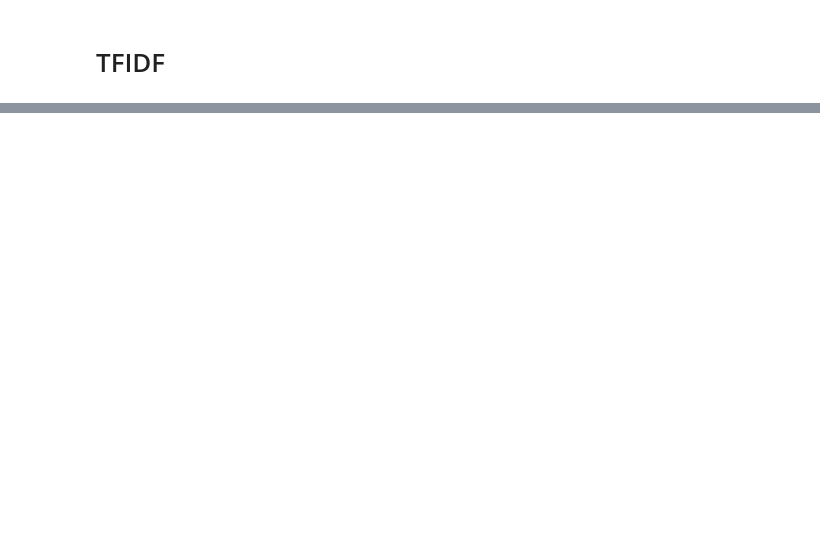
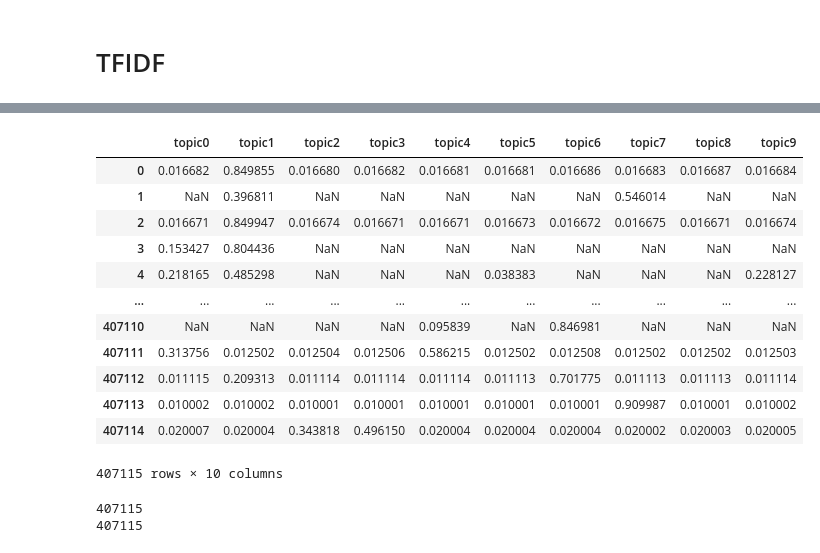
Before and after one commit to brenfrrs/twitter_sentiment_analysis, a Jupyter notebook: Dj-eda.ipynb, the cells around one changed output, grey strips where cells are left out. Drawn from its saved outputs; the diff is of its cells as text; code cells hidden in the pictures; blank space fills up the shorter version.

Commit message:
Created Topic scores

```diff
--- a/Dj-eda.ipynb
+++ b/Dj-eda.ipynb
@@ -529,0 +470,2 @@ test
+# %%
+lda_model_tfidf = gensim.models.LdaMulticore(corpus_tfidf, num_topics=10, id2word=dictionary, passes=5, workers=8)
@@ -529,0 +493,2 @@ test
+# %%
+corpus_transformed = lda_model_tfidf[bow_corpus]
@@ -529,0 +512,3 @@ test
+# %%
+# convert to dataframe
+topics = [dict(x) for x in corpus_transformed]
@@ -529,0 +524,28 @@ test
+# %%
+# convert list of lda topic weights to dataframe
+lda_tfidf_df = pd.DataFrame(topics)
+
+# rename columns
+lda_tfidf_df.rename(columns={i: f'topic{i}' for i in range(10)}, inplace=True)
+# %%
+lda_tfidf_df
+# %% [output]
+|  | topic0 | topic1 | topic2 | topic3 | topic4 | topic5 | topic6 | topic7 | topic8 | topic9 |
+| 0 | 0.016682 | 0.849855 | 0.016680 | 0.016682 | 0.016681 | 0.016681 | 0.016686 | 0.016683 | 0.016687 | 0.016684 |
+| 1 | NaN | 0.396811 | NaN | NaN | NaN | NaN | NaN | 0.546014 | NaN | NaN |
+| 2 | 0.016671 | 0.849947 | 0.016674 | 0.016671 | 0.016671 | 0.016673 | 0.016672 | 0.016675 | 0.016671 | 0.016674 |
+| 3 | 0.153427 | 0.804436 | NaN | NaN | NaN | NaN | NaN | NaN | NaN | NaN |
+| 4 | 0.218165 | 0.485298 | NaN | NaN | NaN | 0.038383 | NaN | NaN | NaN | 0.228127 |
+| ... | ... | ... | ... | ... | ... | ... | ... | ... | ... | ... |
+| 407110 | NaN | NaN | NaN | NaN | 0.095839 | NaN | 0.846981 | NaN | NaN | NaN |
+| 407111 | 0.313756 | 0.012502 | 0.012504 | 0.012506 | 0.586215 | 0.012502 | 0.012508 | 0.012502 | 0.012502 | 0.012503 |
+| 407112 | 0.011115 | 0.209313 | 0.011114 | 0.011114 | 0.011114 | 0.011113 | 0.701775 | 0.011113 | 0.011113 | 0.011114 |
+| 407113 | 0.010002 | 0.010002 | 0.010001 | 0.010001 | 0.010001 | 0.010001 | 0.010001 | 0.909987 | 0.010001 | 0.010002 |
+| 407114 | 0.020007 | 0.020004 | 0.343818 | 0.496150 | 0.020004 | 0.020004 | 0.020004 | 0.020002 | 0.020003 | 0.020005 |
+407115 rows × 10 columns
+# %%
+print(len(apple_df))
+print(len(lda_tfidf_df))
+# %% [output]
+407115
+407115
```
Also changed, not shown: parts of 50 cells of this notebook.
